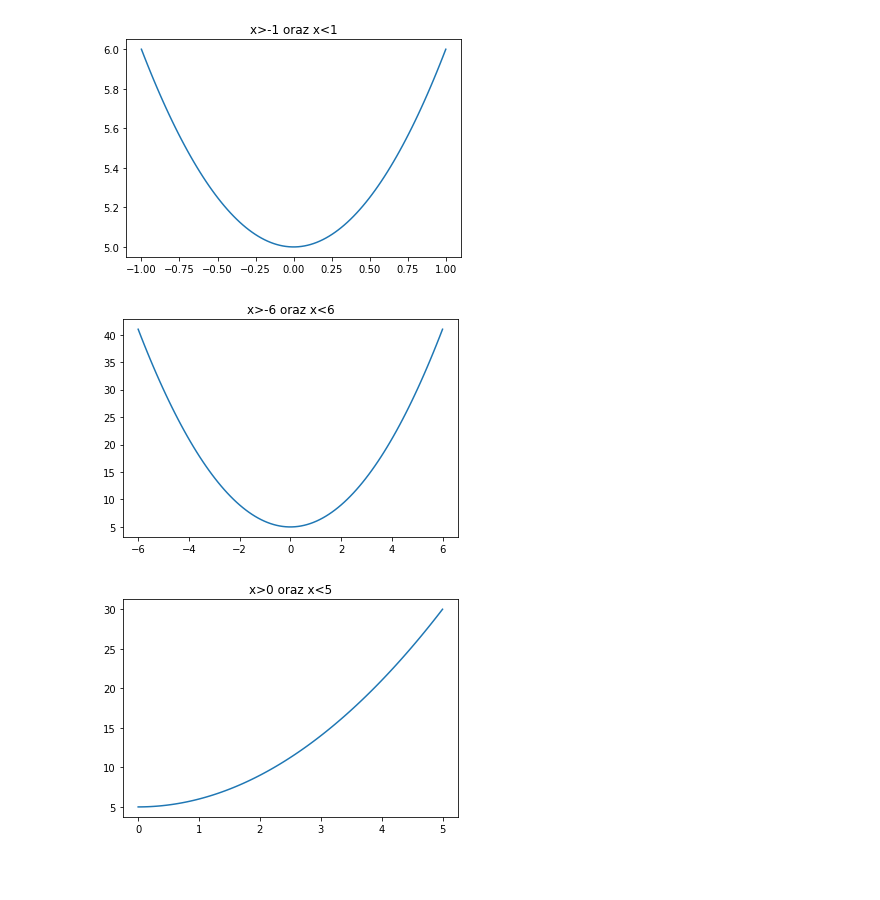
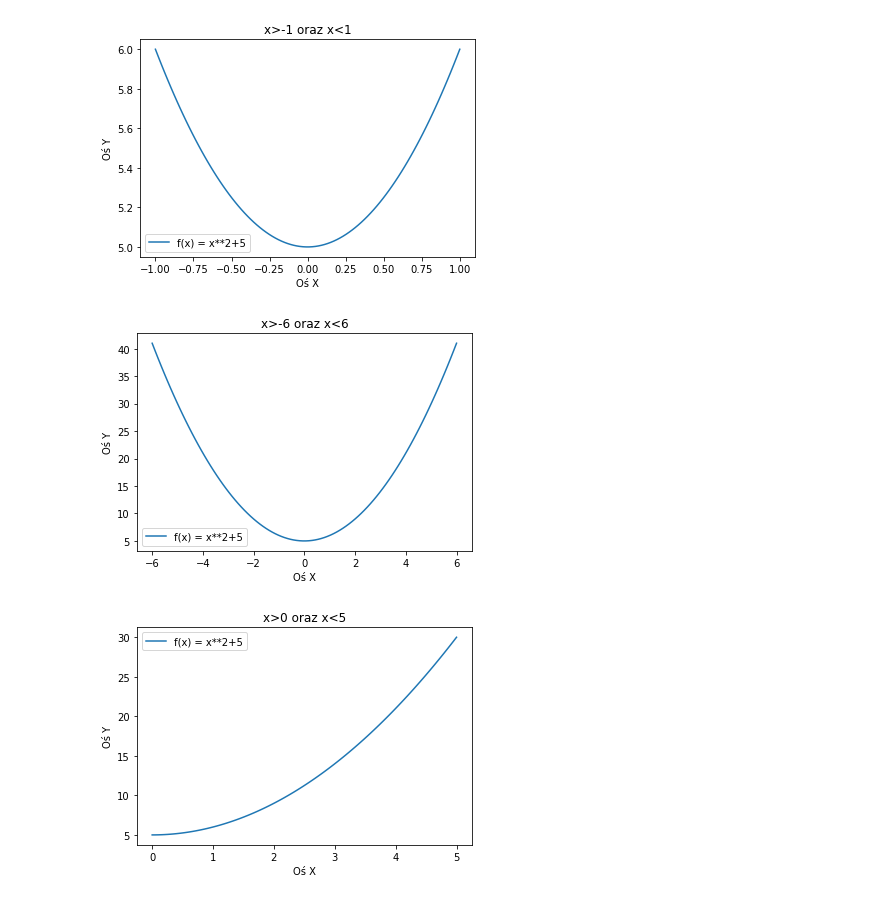
Before and after one commit to marek-lechowicz/AiBD, a Jupyter notebook: lab1/zad3.ipynb, the cells around one changed output. Drawn from its saved outputs; the diff is of its cells as text; code cells hidden in the pictures; blank space fills up the shorter version.

```diff
--- a/lab1/zad3.ipynb
+++ b/lab1/zad3.ipynb
@@ -1,29 +23,43 @@
 # %%
 import matplotlib.pyplot as plt
 import numpy as np
 
 def f(x):
     return x**2+5
 
+# stworzenie wektorów, jako zbiorów wart. dla których obliczymy zdef. funkcję
 x1 = np.linspace(-1, 1, 100)
 x2 = np.linspace(-6, 6, 100)
 x3 = np.linspace(0, 5, 100)
 
+# stworzenie figury
 plt.figure()
+# narysowanie wykresu
 plt.plot(x1, f(x1))
+# dodanie tytułu legendy oraz opisów osi
 plt.title("x>-1 oraz x<1")
+plt.legend(["f(x) = x**2+5"])
+plt.xlabel("Oś X")
+plt.ylabel("Oś Y")
+# wyświetlenie wykresu
 plt.show()
 
 plt.figure()
 plt.plot(x2, f(x2))
 plt.title("x>-6 oraz x<6")
+plt.legend(["f(x) = x**2+5"])
+plt.xlabel("Oś X")
+plt.ylabel("Oś Y")
 plt.show()
 
 plt.figure()
 plt.plot(x3, f(x3))
 plt.title("x>0 oraz x<5")
+plt.legend(["f(x) = x**2+5"])
+plt.xlabel("Oś X")
+plt.ylabel("Oś Y")
 plt.show()
 # %% [output]
-[figure, old version]
+[figure, new version]
-[figure, old version]
+[figure, new version]
-[figure, old version]
+[figure, new version]
```
Also changed, not shown: parts of 4 cells of this notebook, 2 other files.
